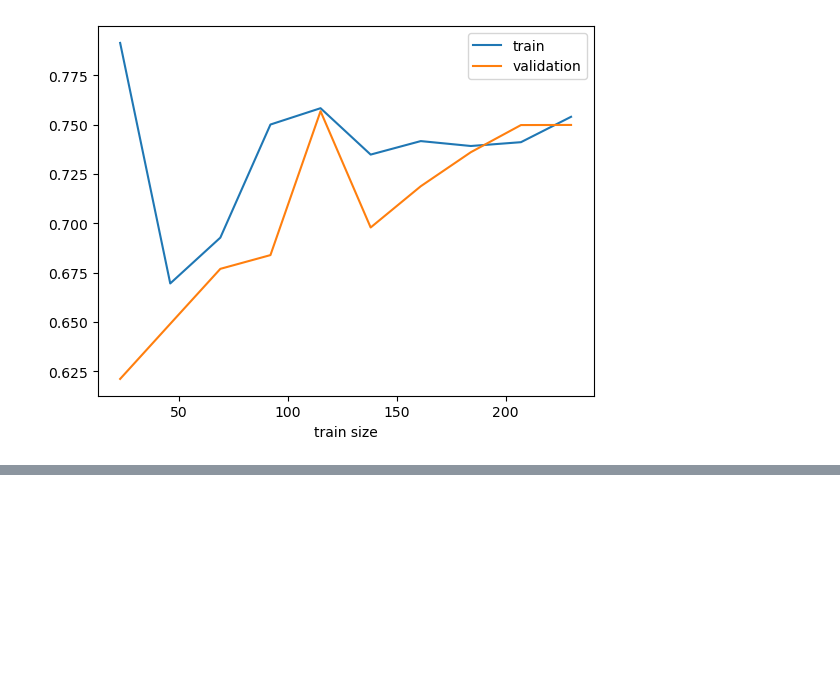
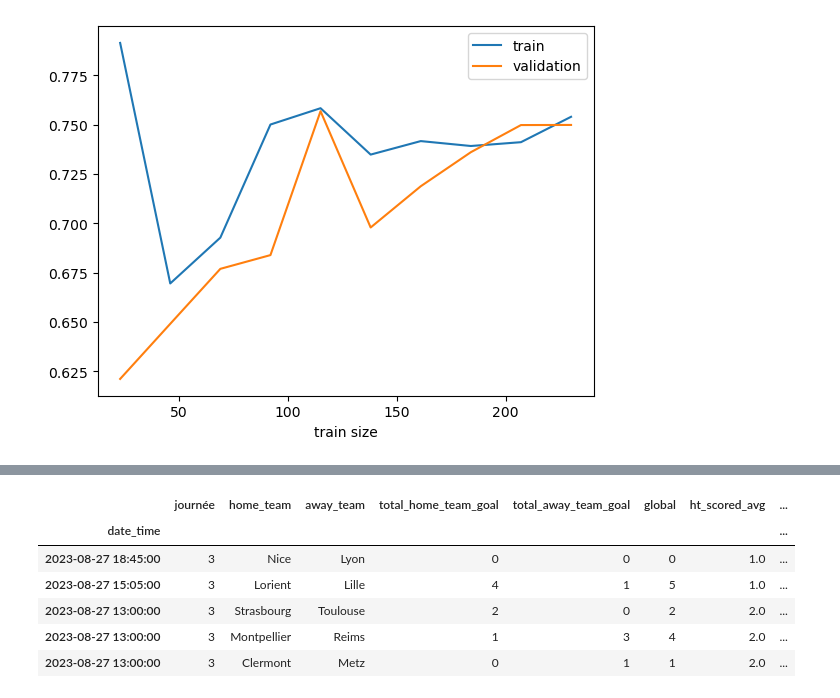
Before and after one commit to Hardfive/ProBettor, a Jupyter notebook: football/analysis/ipynb_checkpoints/modelling.ipynb, the cells around one changed output, grey strips where cells are left out. Saved outputs shown, nothing was run; the diff lists cells and outputs as text; code cells hidden in the pictures; blank space fills up the shorter version.

```diff
--- a/football/analysis/ipynb_checkpoints/modelling.ipynb
+++ b/football/analysis/ipynb_checkpoints/modelling.ipynb
@@ -220,0 +187,22 @@ But it seems generalized well than the other one.
+# %%
+# We gonna connect to the database and retrieve some data in the current saison 2023 / 2024
+import pymysql
+import os
+connection = pymysql.connect(
+    host='localhost',
+    database='football',
+    user='hh',
+    passwd=os.environ.get('DB_PWD')
+)
+with connection.cursor() as cur:
+    request = 'SELECT journée, date_time, home_team, away_team, total_home_team_goal, total_away_team_goal, global\
+               FROM l1_summary'
+    cur.execute(request)
+    results = cur.fetchall()
+    results = pd.DataFrame(results, columns=['journée', 'date_time',
+                                             'home_team', 'away_team',
+                                             'total_home_team_goal', 'total_away_team_goal',
+                                             'global'])
+# %%
+results.set_index('date_time', inplace=True)
+results.head()
@@ -220,0 +219,10 @@ But it seems generalized well than the other one.
+# %%
+data.head()
+# %% [output]
+|  | journée | home_team | away_team | total_home_team_goal | total_away_team_goal | global | ht_scored_avg | ... |
+| date_time |  |  |  |  |  |  |  | ... |
+| 2023-08-27 18:45:00 | 3 | Nice | Lyon | 0 | 0 | 0 | 1.0 | ... |
+| 2023-08-27 15:05:00 | 3 | Lorient | Lille | 4 | 1 | 5 | 1.0 | ... |
+| 2023-08-27 13:00:00 | 3 | Strasbourg | Toulouse | 2 | 0 | 2 | 2.0 | ... |
+| 2023-08-27 13:00:00 | 3 | Montpellier | Reims | 1 | 3 | 4 | 2.0 | ... |
+| 2023-08-27 13:00:00 | 3 | Clermont | Metz | 0 | 1 | 1 | 2.0 | ... |
```
Also changed, not shown: parts of 28 cells of this notebook.
